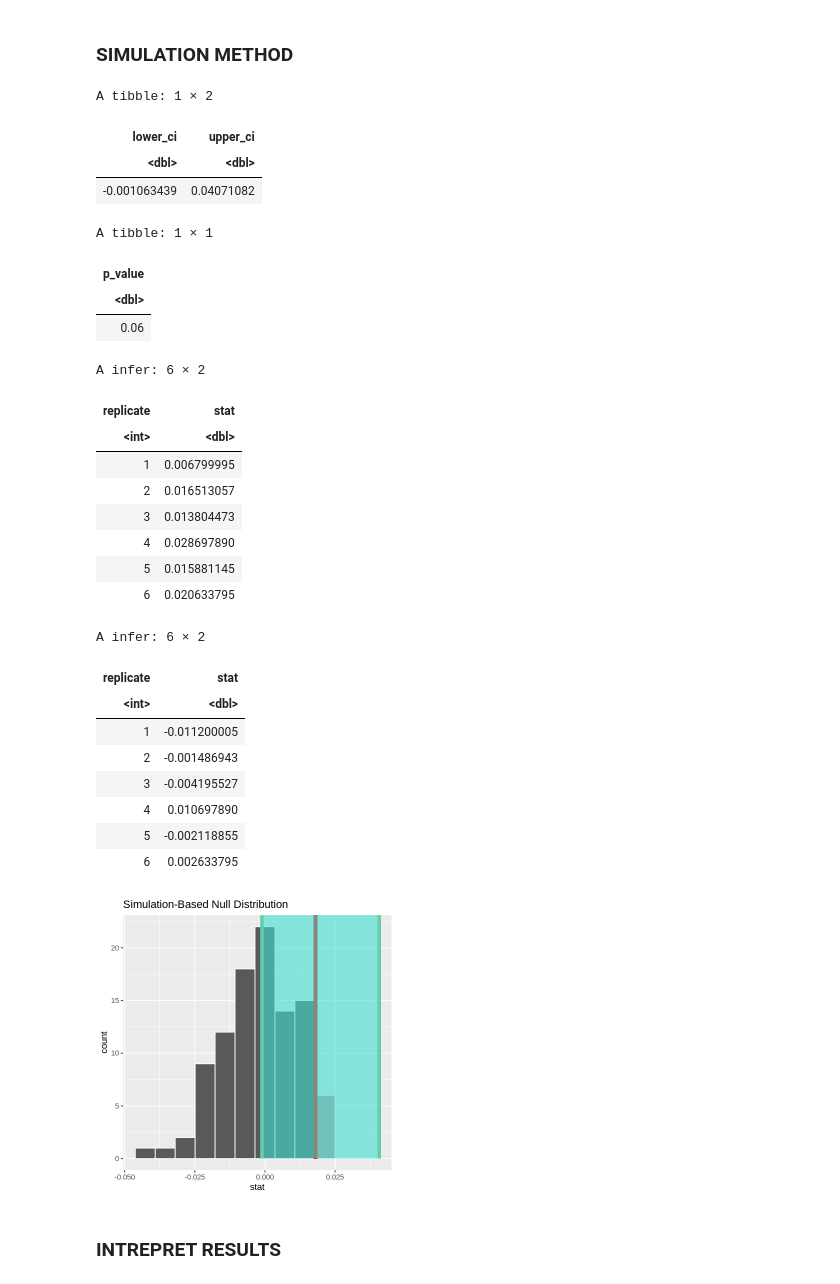
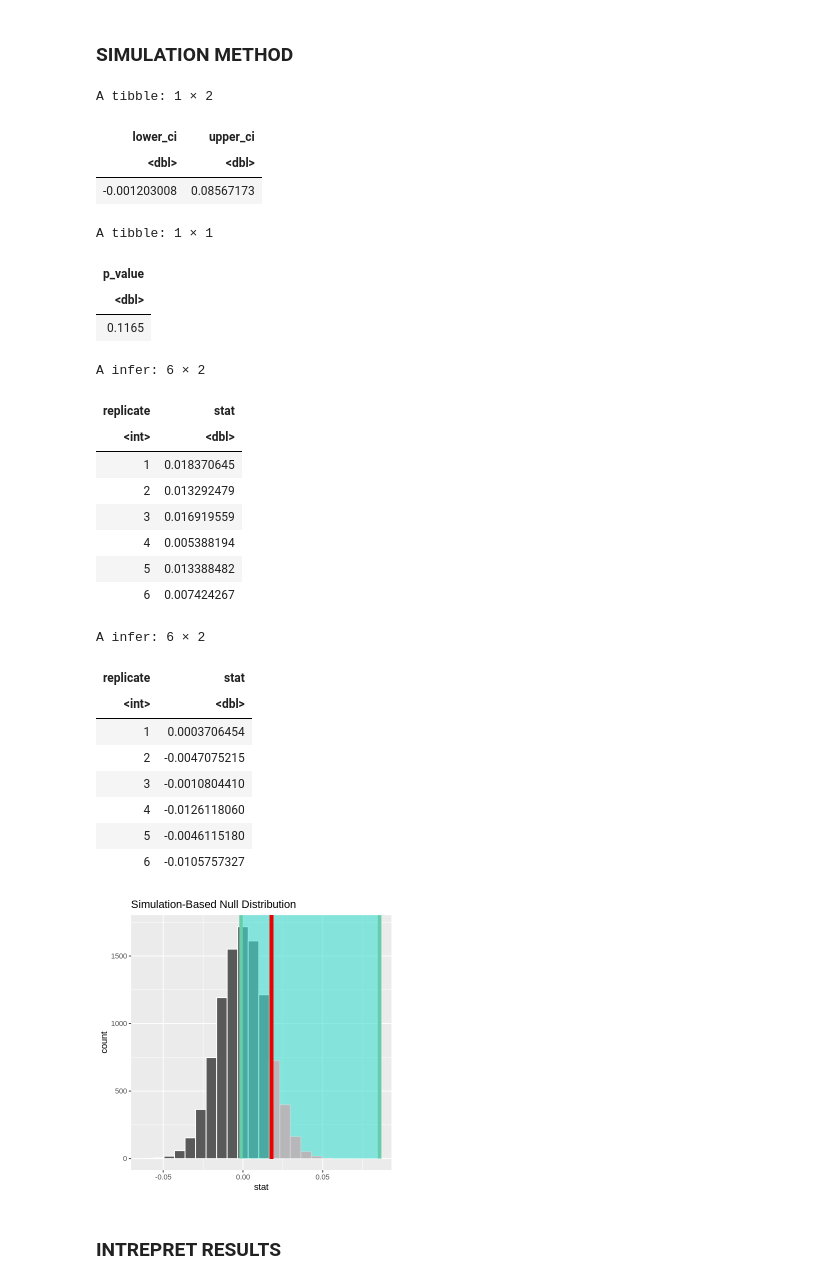
Before and after one commit to Krithik1/STAT_201_PROJECT, a Jupyter notebook: Final_Report.ipynb, the cells around one changed output. Drawn from its saved outputs; the diff is of its cells as text; code cells hidden in the pictures.

```diff
--- a/Final_Report.ipynb
+++ b/Final_Report.ipynb
@@ -462,12 +460,12 @@ ggplot(data.frame(x = c(population_mean-population_sd*3.5, population_mean+popul
 # %% [markdown]
 ### SIMULATION METHOD
 # %%
-set.seed(1)
+set.seed(2)
 
 bootstrap_method <- both_samples %>%
 specify(formula = NEIGHBOURHOOD ~ YEAR, success = "Kitsilano") %>%
 hypothesize(null = "independence") %>%
-generate(type = "bootstrap", reps =100) %>%
+generate(type = "bootstrap", reps =10000) %>%
 calculate(stat = "diff in props", order = c("2020", "2018"))
 
 ci<- bootstrap_method %>%
@@ -477,51 +475,51 @@ ci
 
 # obs_stat_val <- mean(bootstrap_method$stat)
 obs_stat_val <- p_hat
 shift <- p_hat
 
 null_model <- bootstrap_method %>%
 mutate(stat = stat - shift)
 
 null_model_plot <- null_model %>%
-visualize(bins = 10) +
-shade_p_value(obs_stat = obs_stat_val, direction = "right") +
-shade_ci(endpoints = ci)
+visualize(bins = 20) +
+shade_ci(endpoints = ci) +
+shade_p_value(obs_stat = obs_stat_val, direction = "right")
 null_model_plot
 
 null_model_p_value <- get_p_value(null_model, obs_stat = obs_stat_val, direction = "right")
 null_model_p_value
 
 # mean(null_model$stat)
 head(bootstrap_method)
 head(null_model)
 # %% [output]
 A tibble: 1 × 2
 | lower_ci | upper_ci |
 | <dbl> | <dbl> |
-| -0.001063439 | 0.04071082 |
+| -0.001203008 | 0.08567173 |
 A tibble: 1 × 1
 | p_value |
 | <dbl> |
-| 0.06 |
+| 0.1165 |
 A infer: 6 × 2
 | replicate | stat |
 | <int> | <dbl> |
-| 1 | 0.006799995 |
-| 2 | 0.016513057 |
-| 3 | 0.013804473 |
-| 4 | 0.028697890 |
-| 5 | 0.015881145 |
-| 6 | 0.020633795 |
+| 1 | 0.018370645 |
+| 2 | 0.013292479 |
+| 3 | 0.016919559 |
+| 4 | 0.005388194 |
+| 5 | 0.013388482 |
+| 6 | 0.007424267 |
 A infer: 6 × 2
 | replicate | stat |
 | <int> | <dbl> |
-| 1 | -0.011200005 |
-| 2 | -0.001486943 |
-| 3 | -0.004195527 |
-| 4 | 0.010697890 |
-| 5 | -0.002118855 |
-| 6 | 0.002633795 |
+| 1 | 0.0003706454 |
+| 2 | -0.0047075215 |
+| 3 | -0.0010804410 |
+| 4 | -0.0126118060 |
+| 5 | -0.0046115180 |
+| 6 | -0.0105757327 |
-[figure, old version]
+[figure, new version]
 # %% [markdown]
 ### INTREPRET RESULTS
 # %% [markdown]
```
Also changed, not shown: parts of 2 cells of this notebook.
